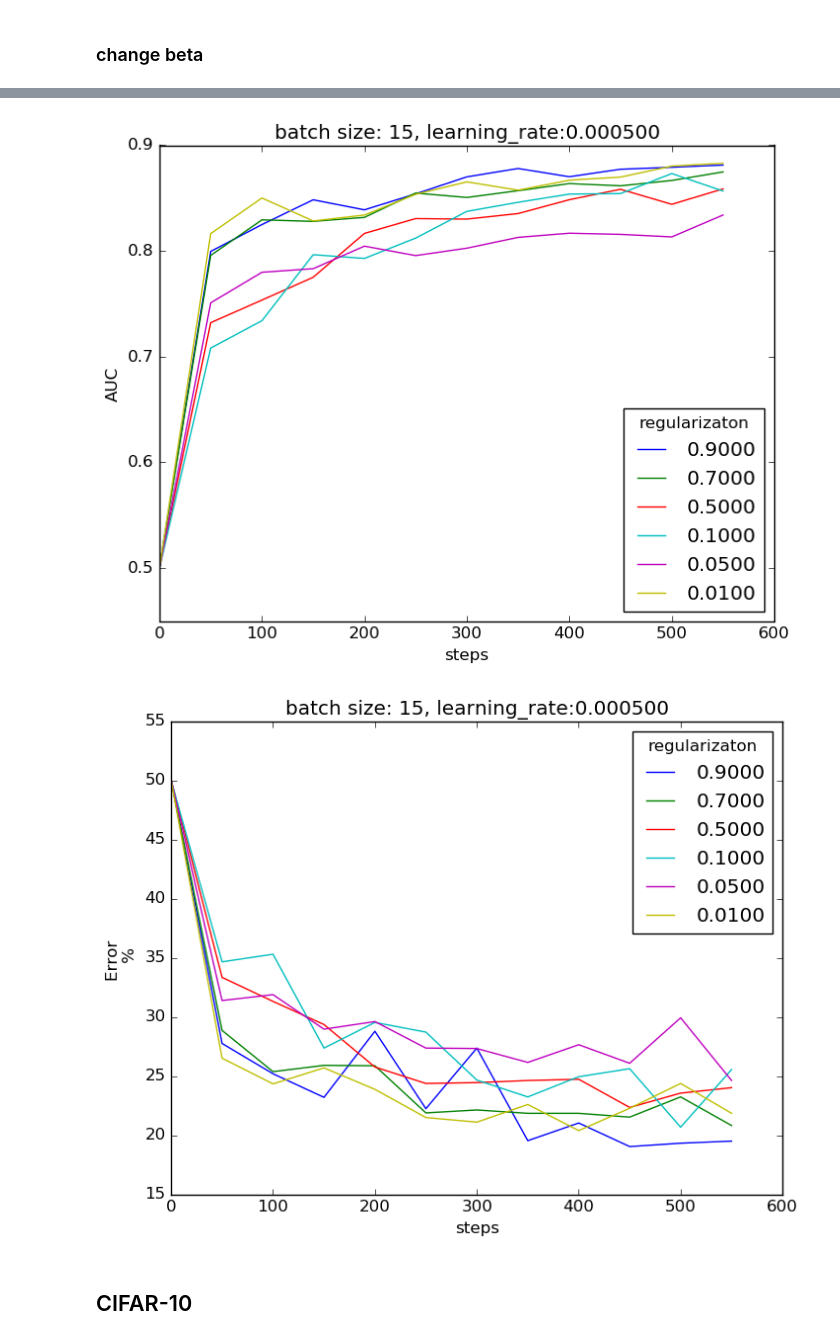
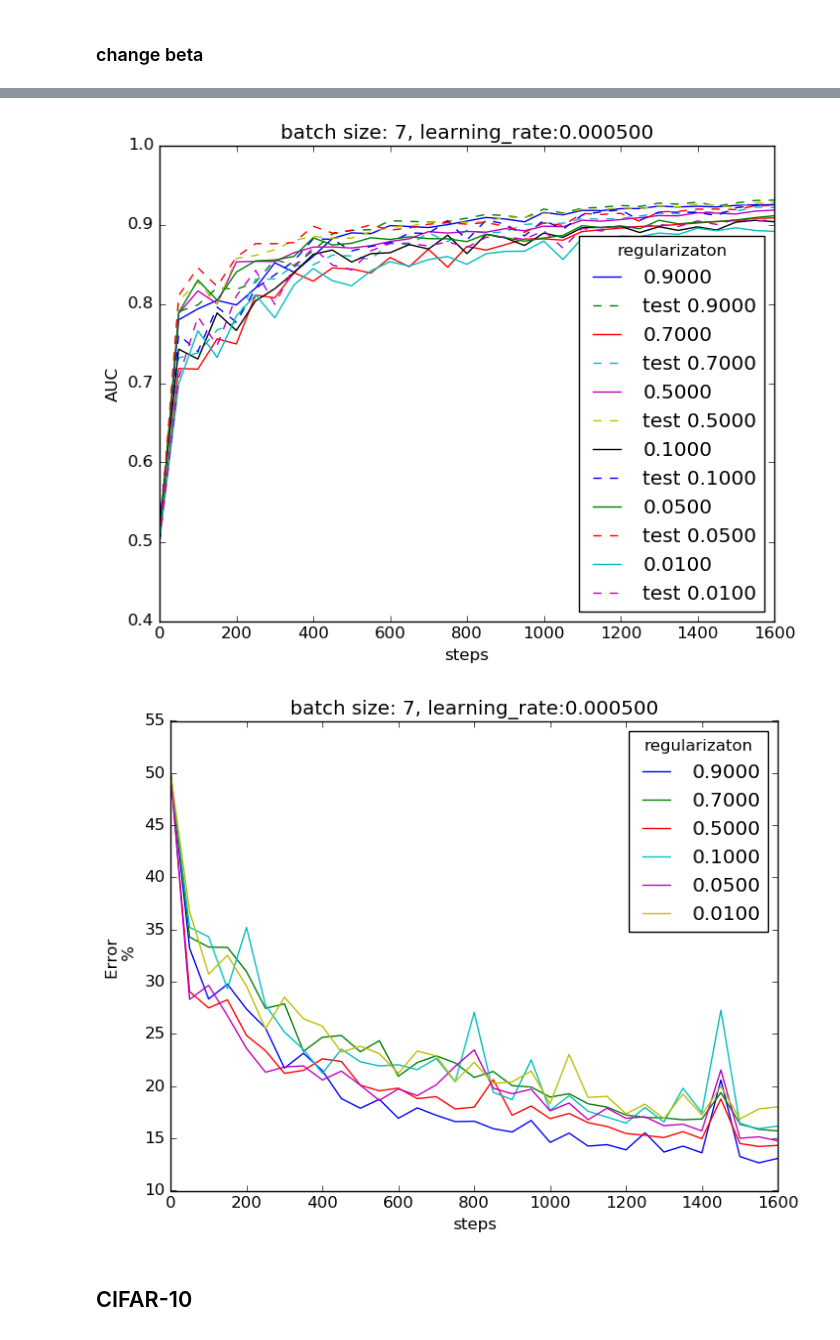
Before and after one commit to mabelvj/the-marinexplore-and-cornell-university-whale-detection-challenge, a Jupyter notebook: main_conv_step3.ipynb, the cells around one changed output, grey strips where cells are left out. Cells and saved outputs as stored; diff of their text form; code cells hidden in the pictures.

```diff
--- a/main_conv_step3.ipynb
+++ b/main_conv_step3.ipynb
@@ -38,0 +43,18 @@ Test set (2811, 32, 32) (2811,)
+# %%
+train_dataset = np.concatenate((train_dataset,test_dataset), axis=0)
+train_labels = np.concatenate((train_labels,test_labels), axis=0)
+
+pickle_file = 'test.pickle'
+
+with open(pickle_file, 'rb') as f:
+  save = pickle.load(f)
+  test_dataset = save['test_dataset']
+  test_labels = save['test_labels']
+  del save  # hint to help gc free up memory
+
+print('Training set', train_dataset.shape, train_labels.shape)
+print('Validation set', valid_dataset.shape, valid_labels.shape)
+print('Test set', test_dataset_.shape, test_labels_.shape)
+
+ix= np.random.random_integers(0, test_dataset_.shape[0], 10000)
+test_dataset, test_labels =  test_dataset_[ix, :, :], test_labels_[ix]
@@ -561,14 +580,14 @@ plt.show()
 # %% [markdown]
 #### batch_size=7, check learning rate
 # %%
-batch_size = 15
+batch_size = 7
 beta = 0
-lr_array = np.array([1e-3, 5e-4, 1e-4, 7e-5,5e-5, 4e-5, 2.5e-5, 1e-5]) #alpha
+lr_array = np.array([1e-3, 5e-4, 1e-4, 5e-5, 1e-5]) #alpha
 batch_size_array = np.ones(lr_array.shape)*batch_size
 #beta = [2e-3, 5e-3, 1e-3]
 beta_array = np.ones(lr_array.shape)*beta
 
 l= lenet5(train_dataset, valid_dataset, test_dataset,
-                   train_labels, valid_labels, test_labels, recording_step= 25)
+                   train_labels, valid_labels, test_labels, recording_step= 50)
 l.lenet5_run(batch_size_array, lr_array, beta_array)
 # %% [output]
@@ -629,7 +648,7 @@ plt.show()
 # %% [markdown]
 ### change beta
 # %%
-batch_size = 15
+batch_size = 7
 lr= .0005
 beta_array = np.array([0.9, .7,.5, .1, .05, .01 ]) #
 #beta_array = np.array([.05, .02]) #
@@ -672,29 +691,29 @@ Test AUC ROC: 0.900
 # %%
 import matplotlib
 matplotlib.style.use('classic')
 fig = plt.figure(figsize=(8,6), facecolor= 'white')
 for i, pred_step in enumerate(l.pred_step_array):
     plt.plot(pred_step,l.valid_auc_array[i], label= '%.4f'%beta_array[i])
-    #plt.plot(pred_step,l.test_auc_array[i], '--', label= 'test %.4f'%beta_array[i])
+    plt.plot(pred_step,l.test_auc_array[i], '--', label= 'test %.4f'%beta_array[i])
 plt.xlabel('steps')
 plt.ylabel('AUC')
 plt.legend(title= 'regularizaton', loc= "best")
 plt.title ('batch size: %d, learning_rate:%.6f' %(batch_size,lr))
-fig.savefig('./images/batch_size_%d_lr_%.6f_val_auc.png' %(batch_size,lr), format='png')
+#fig.savefig('./images/batch_size_%d_lr_%.6f_val_auc.png' %(batch_size,lr), format='png')
 plt.show()
 
 fig = plt.figure(figsize=(8,6), facecolor= 'white')
 for i, pred_step in enumerate(l.pred_step_array):
     plt.plot(pred_step, [100. - x for x in l.valid_accuracy_array[i]],  label= '%.4f'%beta_array[i])    #plt.plot(pred_step, [100. - x for x in l.test_accuracy_array[i]], label= 'test %d'%batch_size_array[i])
 plt.xlabel('steps')
 plt.ylabel('Error \n %')
 plt.legend(title= 'regularizaton', loc= "best")
 plt.title ('batch size: %d, learning_rate:%.6f' %(batch_size,lr))
-fig.savefig('./images/batch_size_%d_lr_%.6f_val_error.png' %(batch_size,lr), format='png')
+#fig.savefig('./images/batch_size_%d_lr_%.6f_val_error.png' %(batch_size,lr), format='png')
 plt.show()
 # %% [output]
-[figure, old version]
+[figure, new version]
-[figure, old version]
+[figure, new version]
 # %% [markdown]
 ## CIFAR-10
 # %%
```
Also changed, not shown: parts of 11 cells of this notebook, 3 other files.
